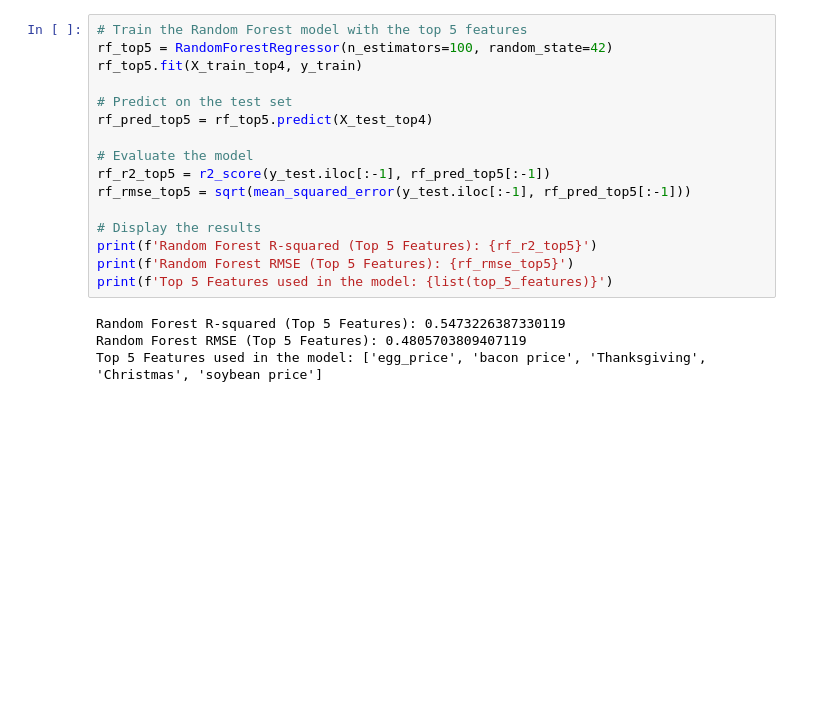
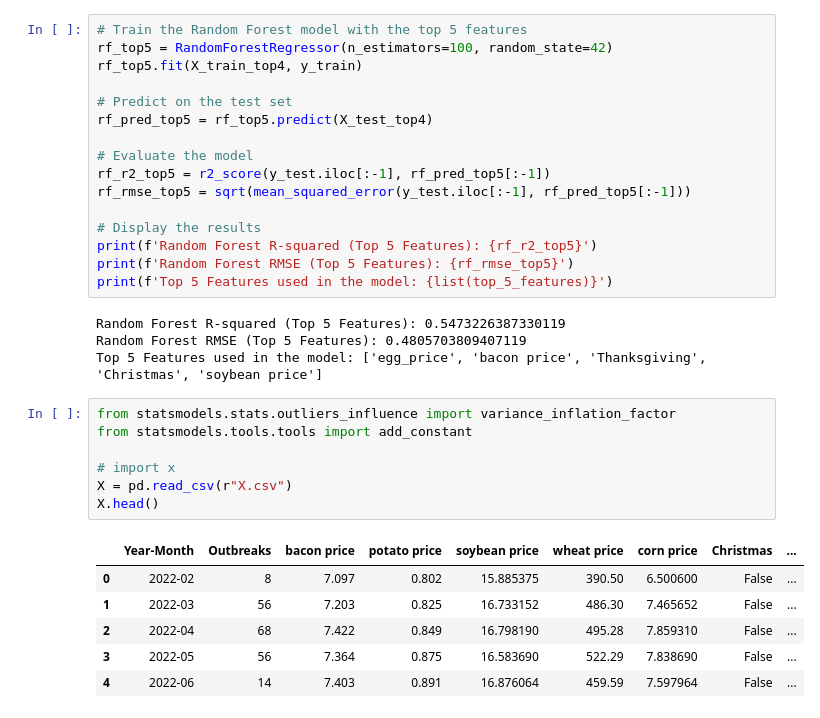
Before and after one commit to xeniachen-01/142a-eggs, a Jupyter notebook: backtesting_2.ipynb, the cells around one changed output. Saved outputs shown, nothing was run; the diff lists cells and outputs as text; blank space fills up the shorter version.

```diff
--- a/backtesting_2.ipynb
+++ b/backtesting_2.ipynb
@@ -359,3 +359,17 @@ print(f'Top 5 Features used in the model: {list(top_5_features)}')
 Random Forest R-squared (Top 5 Features): 0.5473226387330119
 Random Forest RMSE (Top 5 Features): 0.4805703809407119
 Top 5 Features used in the model: ['egg_price', 'bacon price', 'Thanksgiving', 'Christmas', 'soybean price']
+# %%
+from statsmodels.stats.outliers_influence import variance_inflation_factor
+from statsmodels.tools.tools import add_constant
+
+# import x
+X = pd.read_csv(r"X.csv")
+X.head()
+# %% [output]
+|  | Year-Month | Outbreaks | bacon price | potato price | soybean price | wheat price | corn price | Christmas | ... |
+| 0 | 2022-02 | 8 | 7.097 | 0.802 | 15.885375 | 390.50 | 6.500600 | False | ... |
+| 1 | 2022-03 | 56 | 7.203 | 0.825 | 16.733152 | 486.30 | 7.465652 | False | ... |
+| 2 | 2022-04 | 68 | 7.422 | 0.849 | 16.798190 | 495.28 | 7.859310 | False | ... |
+| 3 | 2022-05 | 56 | 7.364 | 0.875 | 16.583690 | 522.29 | 7.838690 | False | ... |
+| 4 | 2022-06 | 14 | 7.403 | 0.891 | 16.876064 | 459.59 | 7.597964 | False | ... |
```
Also changed, not shown: parts of 8 cells of this notebook, 1 other file.
